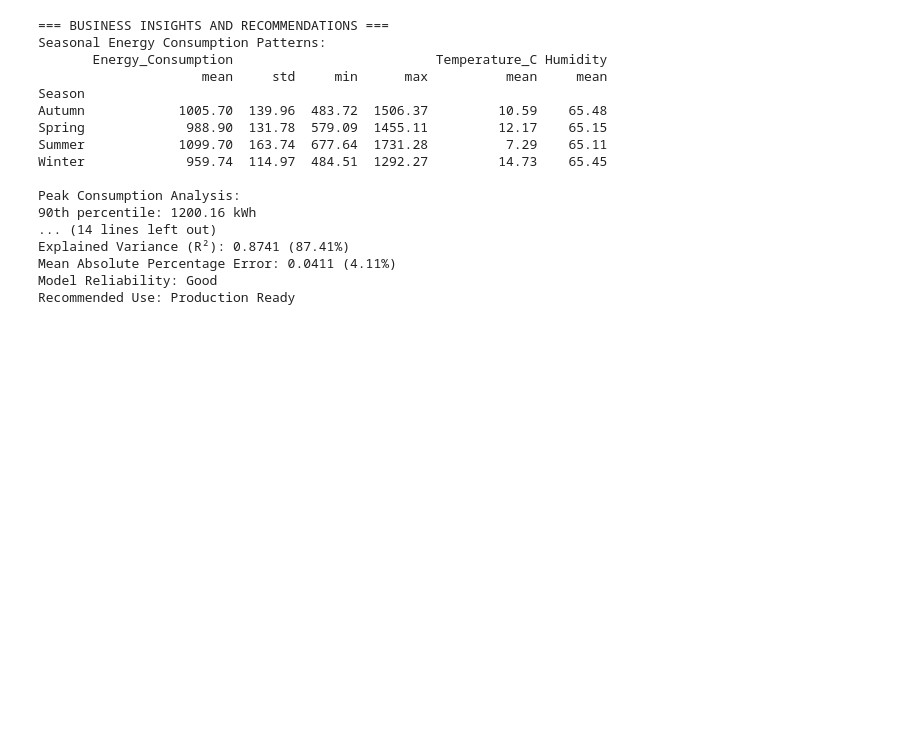
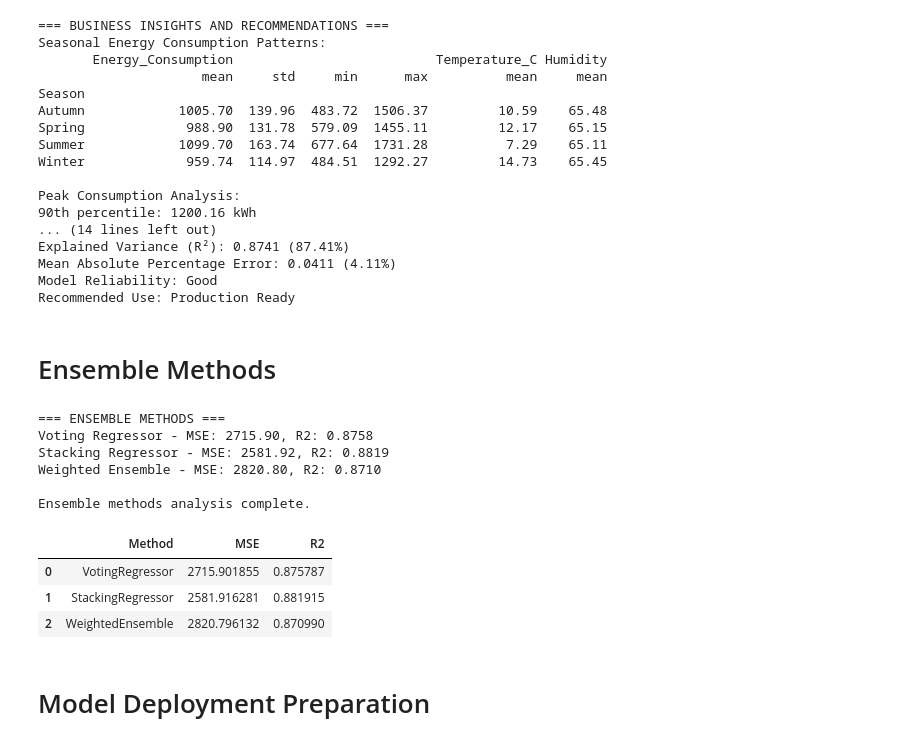
Before and after one commit to lucks-13/Energy-Consumption-Prediction, a Jupyter notebook: code.ipynb, the cells around one changed output. Cells and saved outputs as stored; diff of their text form; code cells hidden in the pictures; blank space fills up the shorter version.

Commit message:
Ensemble Methods and Model Deployment Preparation

```diff
--- a/code.ipynb
+++ b/code.ipynb
@@ -1238,3 +1238,67 @@ Explained Variance (R²): 0.8741 (87.41%)
 Mean Absolute Percentage Error: 0.0411 (4.11%)
 Model Reliability: Good
 Recommended Use: Production Ready
+# %% [markdown]
+# Ensemble Methods
+# %%
+print("=== ENSEMBLE METHODS ===")
+
+estimators = [(name, best_models[name]) for name in performance_df.index[:5]]
+voting_regressor = VotingRegressor(estimators=estimators, n_jobs=-1)
+
+voting_predictions = np.array([best_models[name].predict(X_test_scaled[scaler_mapping[name]])
+                               for name, model in estimators]).mean(axis=0)
+
+voting_mse = mean_squared_error(y_test, voting_predictions)
+voting_r2 = r2_score(y_test, voting_predictions)
+print(f"Voting Regressor - MSE: {voting_mse:.2f}, R2: {voting_r2:.4f}")
+
+base_estimators = [(name, best_models[name]) for name in performance_df.index[:3]]
+stacking_regressor = StackingRegressor(estimators=base_estimators, final_estimator=LinearRegression(), cv=3, n_jobs=-1)
+
+stacking_regressor.fit(X_train, y_train)
+stacking_predictions = stacking_regressor.predict(X_test)
+
+stacking_mse = mean_squared_error(y_test, stacking_predictions)
+stacking_r2 = r2_score(y_test, stacking_predictions)
+print(f"Stacking Regressor - MSE: {stacking_mse:.2f}, R2: {stacking_r2:.4f}")
+
+
+model_weights = {name: 1.0 / evaluation_results[name]['RMSE'] for name in performance_df.index}
+total_weight = sum(model_weights.values())
+normalized_weights = {name: weight / total_weight for name, weight in model_weights.items()}
+
+weighted_predictions = np.average([best_models[name].predict(X_test_scaled[scaler_mapping[name]]) for name in performance_df.index],
+                                  axis=0, weights=[normalized_weights[name] for name in performance_df.index])
+
+weighted_mse = mean_squared_error(y_test, weighted_predictions)
+weighted_r2 = r2_score(y_test, weighted_predictions)
+print(f"Weighted Ensemble - MSE: {weighted_mse:.2f}, R2: {weighted_r2:.4f}")
+
+ensemble_results = {
+    'VotingRegressor': {'MSE': voting_mse, 'R2': voting_r2, 'predictions': voting_predictions},
+    'StackingRegressor': {'MSE': stacking_mse, 'R2': stacking_r2, 'predictions': stacking_predictions},
+    'WeightedEnsemble': {'MSE': weighted_mse, 'R2': weighted_r2, 'predictions': weighted_predictions}
+}
+
+ensemble_results_df = pd.DataFrame({
+    'Method': list(ensemble_results.keys()),
+    'MSE': [results['MSE'] for results in ensemble_results.values()],
+    'R2': [results['R2'] for results in ensemble_results.values()]
+})
+
+print("\nEnsemble methods analysis complete.")
+display(ensemble_results_df)
+# %% [output]
+=== ENSEMBLE METHODS ===
+Voting Regressor - MSE: 2715.90, R2: 0.8758
+Stacking Regressor - MSE: 2581.92, R2: 0.8819
+Weighted Ensemble - MSE: 2820.80, R2: 0.8710
+
+Ensemble methods analysis complete.
+|  | Method | MSE | R2 |
+| 0 | VotingRegressor | 2715.901855 | 0.875787 |
+| 1 | StackingRegressor | 2581.916281 | 0.881915 |
+| 2 | WeightedEnsemble | 2820.796132 | 0.870990 |
+# %% [markdown]
+# Model Deployment Preparation
```
Also changed, not shown: parts of 1 cell of this notebook.
